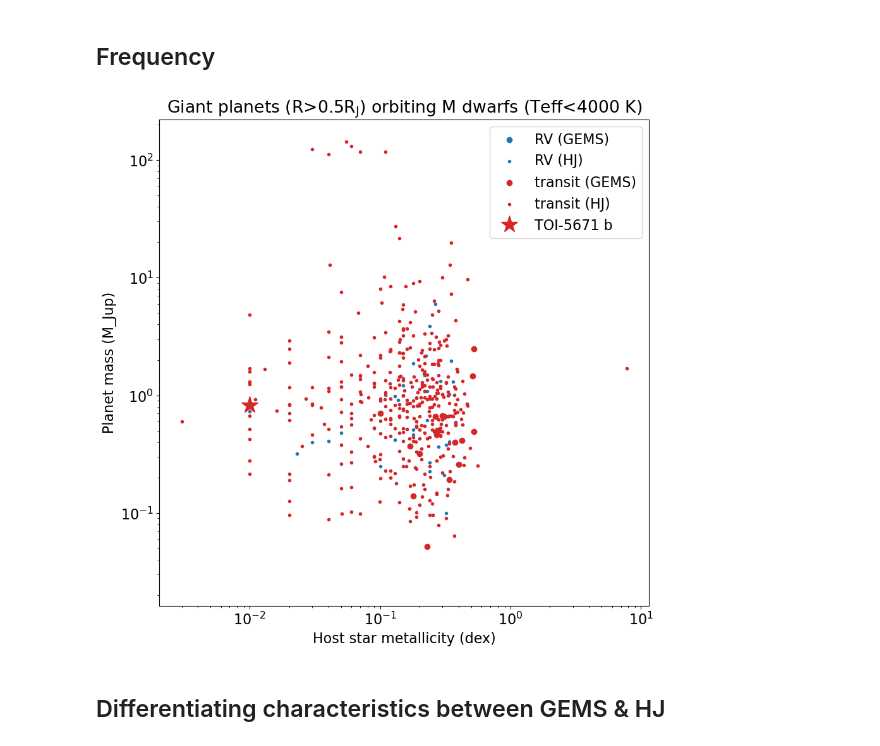
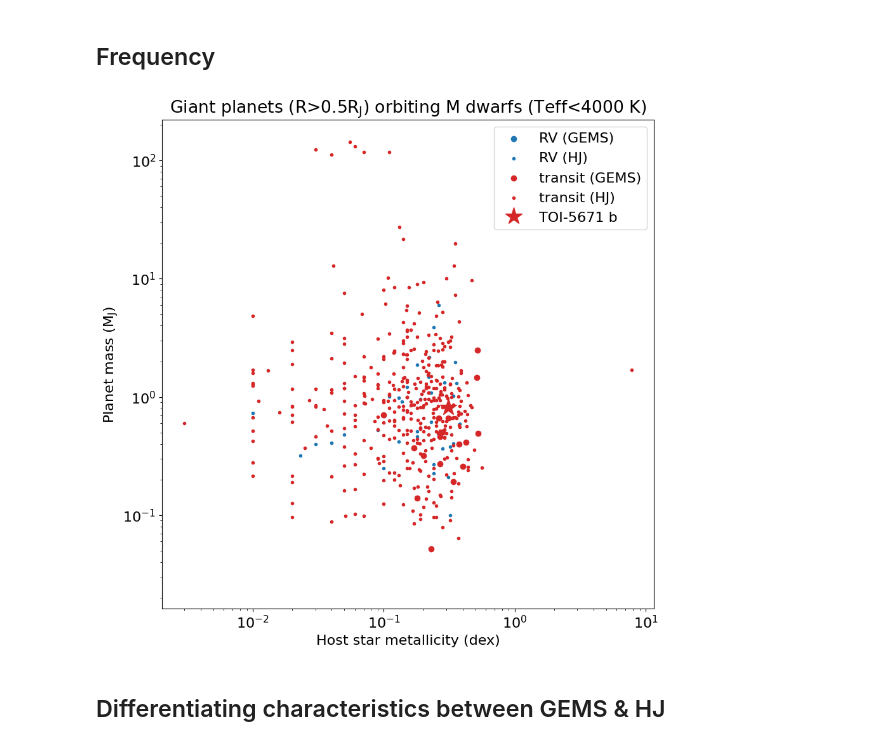
Before and after one commit to jpdeleon/toi5671, a Jupyter notebook: notebooks/story.ipynb, the cells around one changed output. Drawn from its saved outputs; the diff is of its cells as text; code cells hidden in the pictures.

```diff
--- a/notebooks/story.ipynb
+++ b/notebooks/story.ipynb
@@ -27,7 +26,8 @@ https://exofop.ipac.caltech.edu/tess/target.php?id=TOI-5671&json
 # %%
-Rs = float(tic_params['srad'])
-Ms = float(tic_params['mass'])
-teff = float(tic_params['teff'])
-logg = float(tic_params['logg'])
-Rs, Ms, teff, logg
+Rs = star.rstar[0]
+Ms = star.mstar[0]
+teff = star.teff[0]
+logg = star.logg[0]
+feh = star.feh[0]
+Rs, Ms, teff, logg, feh
 # %% [output]
@@ -35,3 +35,11 @@ Rs, Ms, teff, logg
+# %%
+#update from SED
+# Rs = 0.41 #
+# Ms = 0.43 #0.015
+teff = 3278 #124
+logg = 4.8 #0.05
+feh = 0.31 #0.33 #supersolar iron abundance
+met = 0.45 #+/- 0.14
 # %%
 planet_params = data_json['planet_parameters'][1]
 period = float(planet_params['per'])
@@ -224,7 +237,7 @@ Rp_roche
 # %%
 import numpy as np
 
-toi5671b = {'pl_name': 'TOI-5671.01',
+toi5671b = {'pl_name': 'TOI-5671b',
             'pl_orbper': Porb[0],
             'pl_rade': Rpe[0],
             'pl_radeerr1': Rpe[1],
@@ -240,6 +253,8 @@ toi5671b = {'pl_name': 'TOI-5671.01',
             'st_raderr1': Rstar[1],
             'st_raderr2': Rstar[1],
             'st_dens': rhostar[0],
+            'st_metfe': feh,
+            'st_met': met,
             # 'sy_jmag': Jmag,
             'pl_masse': Mpe[0],
             'pl_masseerr1': Mpe[1],
@@ -333,7 +350,7 @@ def plot_mass_radius(color=None, logx=True, logy=True,
                           marker=markers[n], label=lbl, alpha=a)
     ax.scatter(Mpj[0], Rpj[0], label='TOI-5671 b',
                vmin=cmin, vmax=cmax,
-               s=100, marker='*', ls='', zorder=100)
+               s=200, marker='*', ls='', zorder=100)
     pl.colorbar(cbar, ax=ax)
     if logx:
         ax.set_xscale('log')
@@ -426,15 +460,15 @@ def plot_2d(x, y, xx, yy, xlabel=None, ylabel=None,
 ## Frequency
 # %%
 fig = plot_2d(x='st_met', y='pl_bmassj',
-              xx=0.01, yy=Mpj[0],
+              xx=feh, yy=Mpj[0],
               xlabel="Host star metallicity (dex)",
               ylabel=r"Planet mass (M$_{\rm{J}}$)",
               show_labels=False
              )
 # pl.axvline(10, 0, 1, ls='--', c='k')
 # pl.axhline(1e3, 0, 1, ls='--', c='k')
 # %% [output]
-[figure, old version]
+[figure, new version]
 # %% [markdown]
 ## Differentiating characteristics between GEMS & HJ
 # %% [markdown]
```
Also changed, not shown: parts of 17 cells of this notebook, 8 other files.
